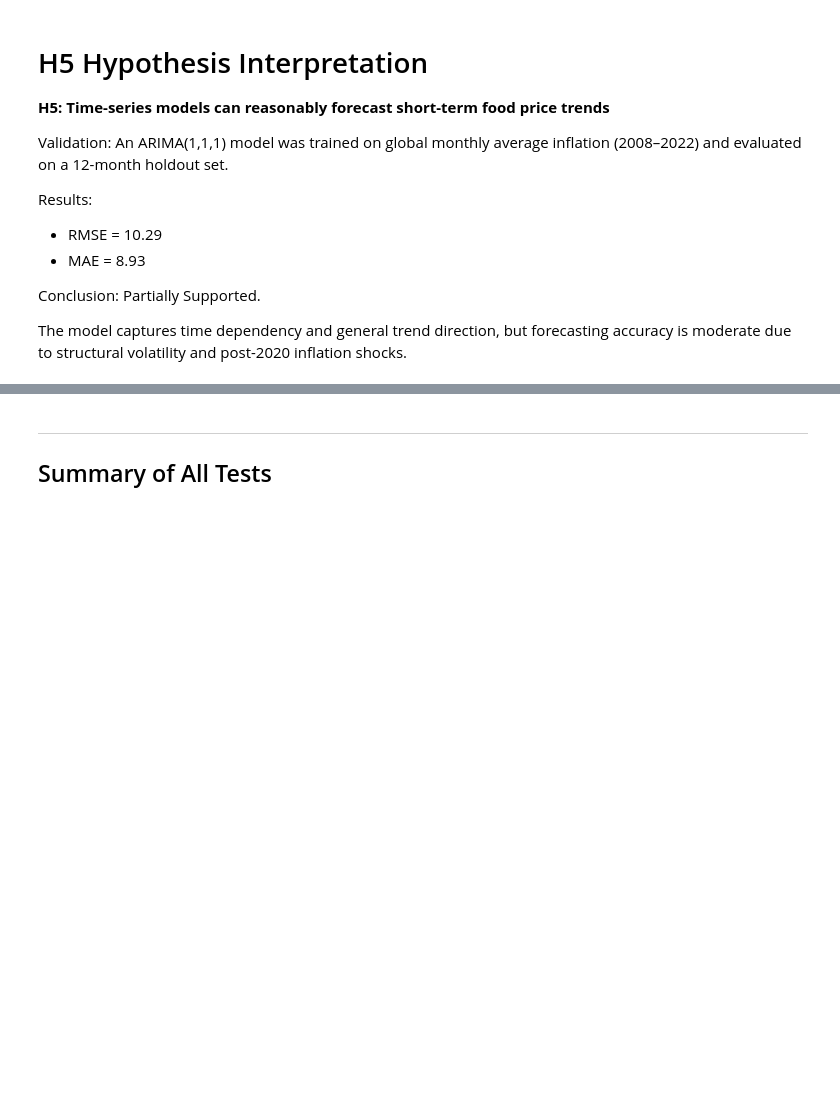
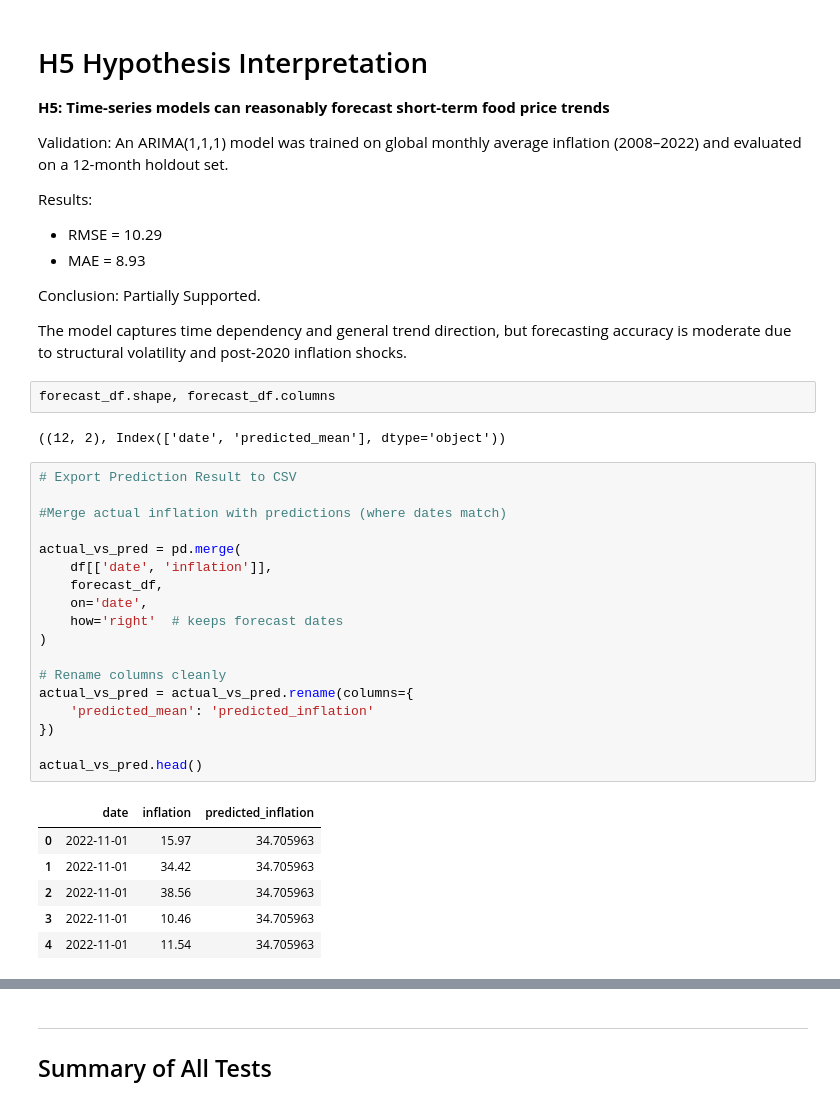
Before and after one commit to sergionzeutcho-rgb/Food_price_inflation_analysis, a Jupyter notebook: jupyter_notebooks/Hypothesis_Testing.ipynb, the cells around one changed output, grey strips where cells are left out. Drawn from its saved outputs; the diff is of its cells as text; blank space fills up the shorter version.

```diff
--- a/jupyter_notebooks/Hypothesis_Testing.ipynb
+++ b/jupyter_notebooks/Hypothesis_Testing.ipynb
@@ -462,3 +462,32 @@ Results:
 Conclusion: Partially Supported.
 
 The model captures time dependency and general trend direction, but forecasting accuracy is moderate due to structural volatility and post-2020 inflation shocks.
+# %%
+forecast_df.shape, forecast_df.columns
+# %% [output]
+((12, 2), Index(['date', 'predicted_mean'], dtype='object'))
+# %%
+# Export Prediction Result to CSV
+
+#Merge actual inflation with predictions (where dates match)
+
+actual_vs_pred = pd.merge(
+    df[['date', 'inflation']],
+    forecast_df,
+    on='date',
+    how='right'  # keeps forecast dates
+)
+
+# Rename columns cleanly
+actual_vs_pred = actual_vs_pred.rename(columns={
+    'predicted_mean': 'predicted_inflation'
+})
+
+actual_vs_pred.head()
+# %% [output]
+|  | date | inflation | predicted_inflation |
+| 0 | 2022-11-01 | 15.97 | 34.705963 |
+| 1 | 2022-11-01 | 34.42 | 34.705963 |
+| 2 | 2022-11-01 | 38.56 | 34.705963 |
+| 3 | 2022-11-01 | 10.46 | 34.705963 |
+| 4 | 2022-11-01 | 11.54 | 34.705963 |
```
Also changed, not shown: parts of 2 cells of this notebook, 2 other files.
